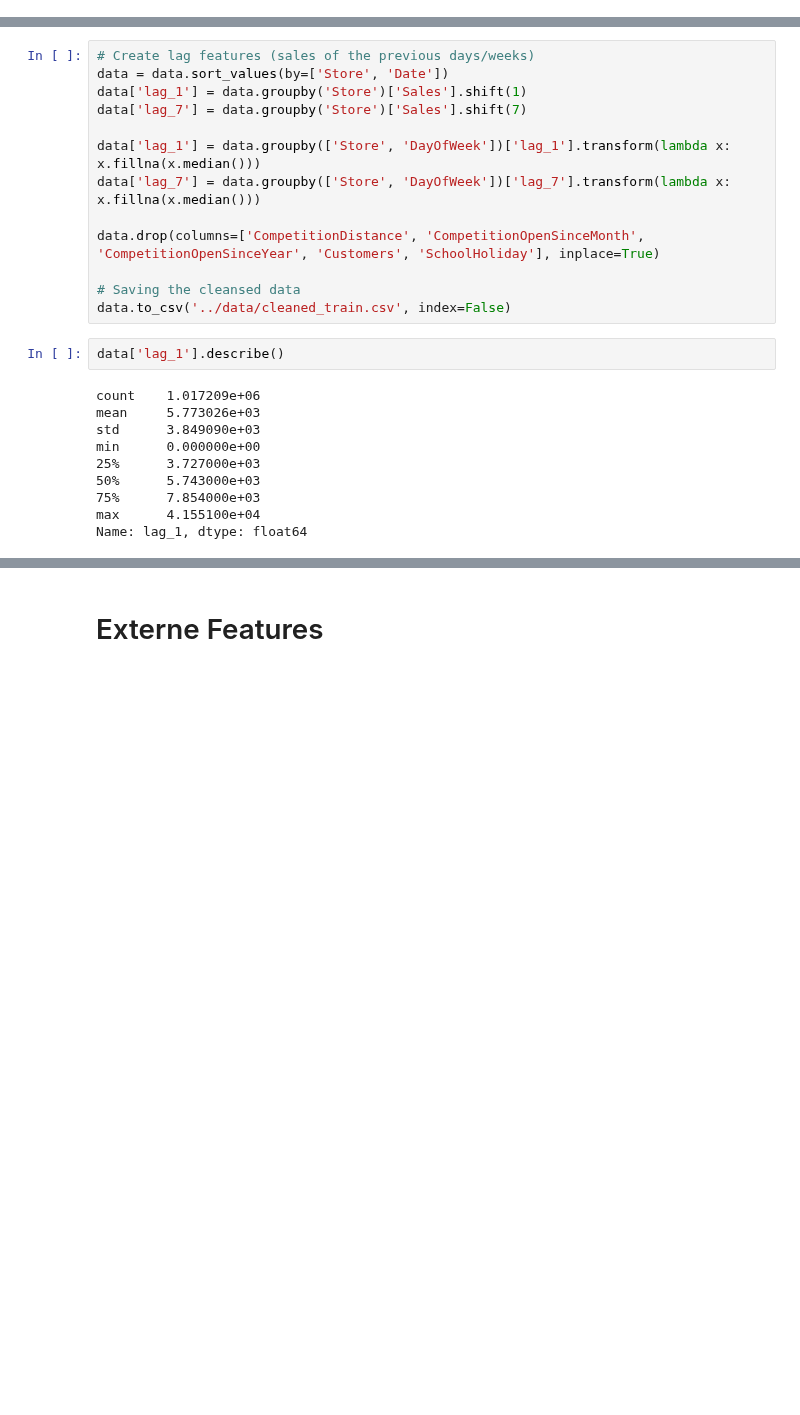
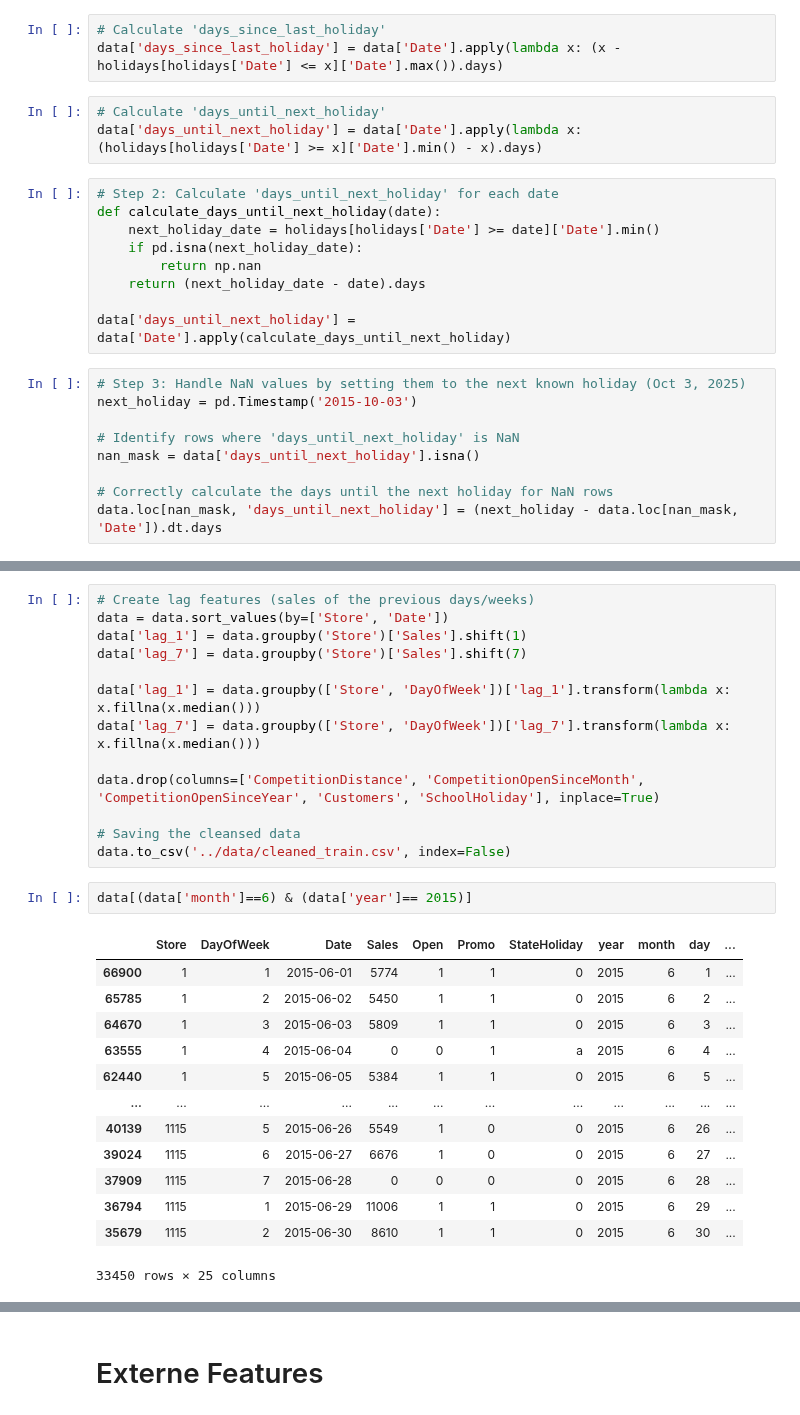
Before and after one commit to brk2ran/DataMining2024, a Jupyter notebook: notebooks/3_features.ipynb, the cells around one changed output, grey strips where cells are left out. Cells and saved outputs as stored; diff of their text form; blank space fills up the shorter version.

```diff
--- a/notebooks/3_features.ipynb
+++ b/notebooks/3_features.ipynb
@@ -231,0 +225,24 @@ For example, when doing 'df[col].method(value, inplace=True)', try using 'df.met
+# %%
+# Calculate 'days_since_last_holiday'
+data['days_since_last_holiday'] = data['Date'].apply(lambda x: (x - holidays[holidays['Date'] <= x]['Date'].max()).days)
+# %%
+# Calculate 'days_until_next_holiday'
+data['days_until_next_holiday'] = data['Date'].apply(lambda x: (holidays[holidays['Date'] >= x]['Date'].min() - x).days)
+# %%
+# Step 2: Calculate 'days_until_next_holiday' for each date
+def calculate_days_until_next_holiday(date):
+    next_holiday_date = holidays[holidays['Date'] >= date]['Date'].min()
+    if pd.isna(next_holiday_date):
+        return np.nan
+    return (next_holiday_date - date).days
+
+data['days_until_next_holiday'] = data['Date'].apply(calculate_days_until_next_holiday)
+# %%
+# Step 3: Handle NaN values by setting them to the next known holiday (Oct 3, 2025)
+next_holiday = pd.Timestamp('2015-10-03')
+
+# Identify rows where 'days_until_next_holiday' is NaN
+nan_mask = data['days_until_next_holiday'].isna()
+
+# Correctly calculate the days until the next holiday for NaN rows
+data.loc[nan_mask, 'days_until_next_holiday'] = (next_holiday - data.loc[nan_mask, 'Date']).dt.days
@@ -260,15 +289,19 @@ data.drop(columns=['CompetitionDistance', 'CompetitionOpenSinceMonth', 'Competit
 
 # Saving the cleansed data
 data.to_csv('../data/cleaned_train.csv', index=False)
-# %%
-data['lag_1'].describe()
-# %% [output]
-count    1.017209e+06
-mean     5.773026e+03
-std      3.849090e+03
-min      0.000000e+00
-25%      3.727000e+03
-50%      5.743000e+03
-75%      7.854000e+03
-max      4.155100e+04
-Name: lag_1, dtype: float64
+# %%
+data[(data['month']==6) & (data['year']== 2015)]
+# %% [output]
+|  | Store | DayOfWeek | Date | Sales | Open | Promo | StateHoliday | year | month | day | ... |
+| 66900 | 1 | 1 | 2015-06-01 | 5774 | 1 | 1 | 0 | 2015 | 6 | 1 | ... |
+| 65785 | 1 | 2 | 2015-06-02 | 5450 | 1 | 1 | 0 | 2015 | 6 | 2 | ... |
+| 64670 | 1 | 3 | 2015-06-03 | 5809 | 1 | 1 | 0 | 2015 | 6 | 3 | ... |
+| 63555 | 1 | 4 | 2015-06-04 | 0 | 0 | 1 | a | 2015 | 6 | 4 | ... |
+| 62440 | 1 | 5 | 2015-06-05 | 5384 | 1 | 1 | 0 | 2015 | 6 | 5 | ... |
+| ... | ... | ... | ... | ... | ... | ... | ... | ... | ... | ... | ... |
+| 40139 | 1115 | 5 | 2015-06-26 | 5549 | 1 | 0 | 0 | 2015 | 6 | 26 | ... |
+| 39024 | 1115 | 6 | 2015-06-27 | 6676 | 1 | 0 | 0 | 2015 | 6 | 27 | ... |
+| 37909 | 1115 | 7 | 2015-06-28 | 0 | 0 | 0 | 0 | 2015 | 6 | 28 | ... |
+| 36794 | 1115 | 1 | 2015-06-29 | 11006 | 1 | 1 | 0 | 2015 | 6 | 29 | ... |
+| 35679 | 1115 | 2 | 2015-06-30 | 8610 | 1 | 1 | 0 | 2015 | 6 | 30 | ... |
+33450 rows × 25 columns
```
Also changed, not shown: parts of 7 cells of this notebook, 1 other file.
